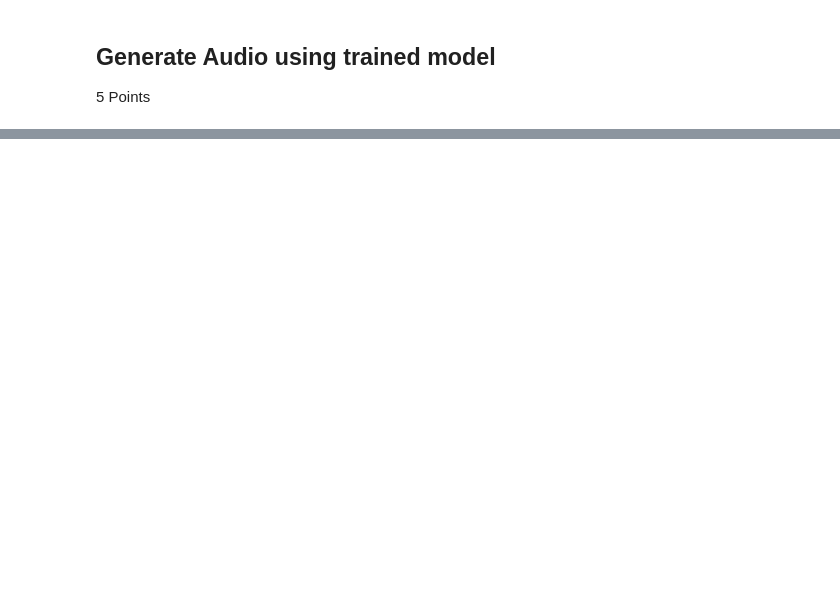
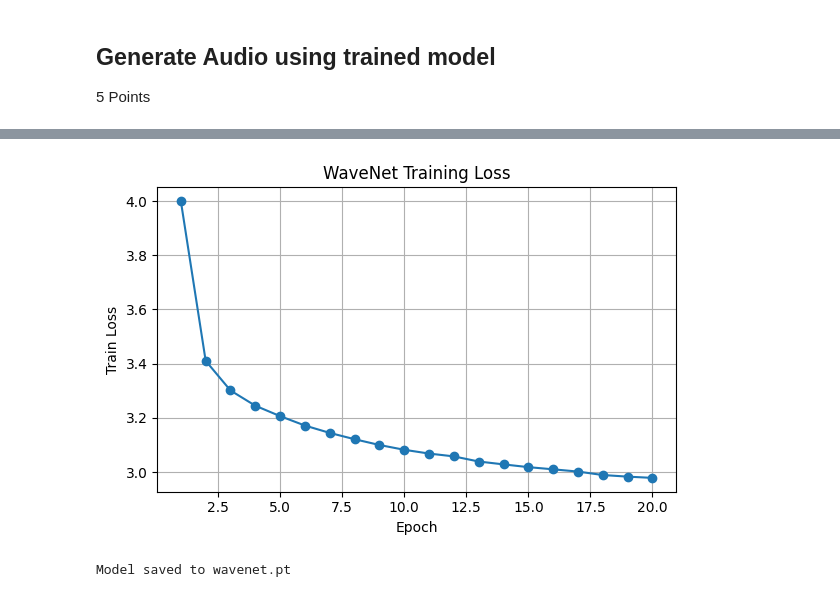
Before and after one commit to ParsaGhezelbash/Deep-Generative-Models, a Jupyter notebook: HW/HW 1/hw_01_generative.ipynb, the cells around one changed output, grey strips where cells are left out. Cells and saved outputs as stored; diff of their text form; code cells hidden in the pictures; blank space fills up the shorter version.

```diff
--- a/HW/HW 1/hw_01_generative.ipynb
+++ b/HW/HW 1/hw_01_generative.ipynb
@@ -1188,26 +776,3 @@ Final training loss: 3.8561
 ## Save the model
 
 5 Points
-# %%
-# Save the model
-save_path = 'wavenet_model.pth'
-
-# Save model state dict
-torch.save({
-    'model_state_dict': model.state_dict(),
-    'optimizer_state_dict': optimizer.state_dict(),
-    'dilation_depth': dilation_depth,
-    'n_blocks': n_blocks,
-    'n_dilation_channels': n_dilation_channels,
-    'n_residual_channels': n_residual_channels,
-    'n_skip_channels': n_skip_channels,
-    'n_category': n_category,
-    'kernel_size': kernel_size,
-}, save_path)
-
-print(f"Model saved to {save_path}")
-
-# To load the model later:
-checkpoint = torch.load(save_path)
-model.load_state_dict(checkpoint['model_state_dict'])
-optimizer.load_state_dict(checkpoint['optimizer_state_dict'])
@@ -2825,0 +1142,9 @@ ValueError: Unknown dataset: mnist
+# %%
+# Plot
+plot_losses(train_losses, epochs)
+
+# Save
+save_model(model, "wavenet.pt")
+# %% [output]
+[figure, added]
+Model saved to wavenet.pt
```
Also changed, not shown: parts of 43 cells of this notebook, 1 other file.
